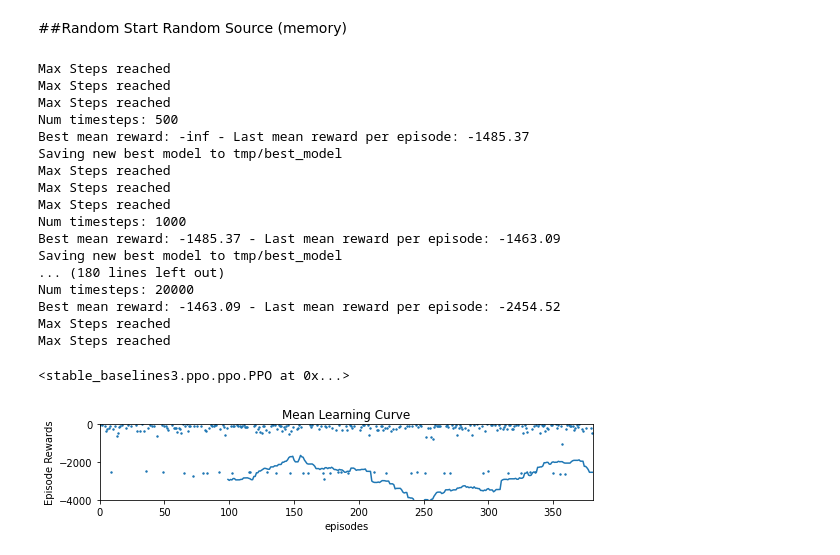
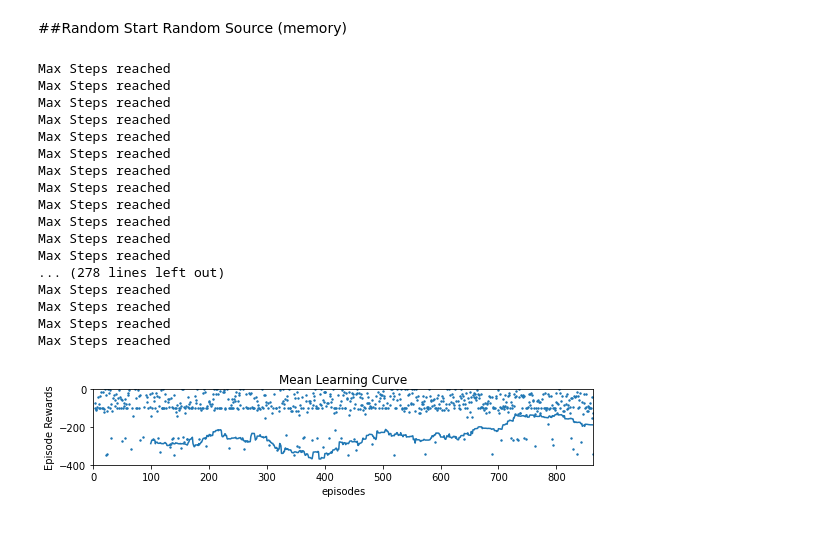
Before and after one commit to clarkphd/LumaTik_final, a Jupyter notebook: acousticenvnew.ipynb, the cells around one changed output. Cells and saved outputs as stored; diff of their text form; code cells hidden in the pictures.

```diff
--- a/acousticenvnew.ipynb
+++ b/acousticenvnew.ipynb
@@ -1605,5 +1529,7 @@ env = AcousticSearchEnv4(step_length,direction_number,target_test,reciver_test,r
 env = Monitor(env, log_dir)
 
 model = PPO(MlpPolicy, env)
-callback = SaveOnBestTrainingRewardCallback(check_freq=check_freq, log_dir=log_dir)
-model.learn(total_timesteps=int(timesteps), callback=callback)
+#callback = SaveOnBestTrainingRewardCallback(check_freq=check_freq, log_dir=log_dir)
+model.learn(total_timesteps=int(timesteps), log_interval=20)
+model.save('ppo_env4_{}'.format(timesteps))
+del model
@@ -1678,0 +1603,35 @@ fig.savefig('behaviour_env4_ICUA_R_S_20000.png',dpi=300)
+# %%
+##### plot only end points ######
+
+np.random.seed(2021)
+obs = env.reset()
+fig = plt.figure(figsize=(8,8))
+ax = fig.add_subplot()
+
+x = np.array([])
+y = np.array([])
+reward_list=  np.array([])
+episode =0
+
+n = 10000 #number of episodes to plot maximum = 8
+#color=iter(plt.cm.Pastel2(np.linspace(0,n/9,n)))
+color=iter(plt.cm.Set2(np.linspace(0,n/9,n)))
+markers = ['+','o']
+while episode<n:
+        action, _states = model.predict(obs)
+        obs, rewards, dones, info = env.step(action)
+
+
+
+        if dones:
+          x = np.append(x,obs[0])
+          y = np.append(y,obs[1])
+          #ax.scatter(x[reward_list < 0],y[reward_list < 0],  marker = markers[1],color=c)
+          episode+=1
+
+          obs = env.reset()
+
+ax.scatter(x,y, c = 'r', alpha = 0.3)
+ax.scatter(target_test.loc[0],target_test.loc[1],c = 'g' , marker = 'o')
+
+fig.savefig('behaviour_env4_end_point_40000.png',dpi=300)
@@ -1756,34 +1768,35 @@ env = AcousticSearchEnv5(step_length,direction_number,target_test,reciver_test,r
 env = Monitor(env, log_dir)
 
 model = PPO(MlpPolicy, env)
-callback = SaveOnBestTrainingRewardCallback(check_freq=check_freq, log_dir=log_dir)
-model.learn(total_timesteps=int(timesteps), callback=callback)
+
+model.learn(total_timesteps=int(timesteps), log_interval=20)
+model.save('ppo_env5_{}'.format(timesteps))
+del model
 # %% [output]
 Max Steps reached
 Max Steps reached
 Max Steps reached
-Num timesteps: 500
-Best mean reward: -inf - Last mean reward per episode: -1485.37
-Saving new best model to tmp/best_model
 Max Steps reached
 Max Steps reached
 Max Steps reached
-Num timesteps: 1000
-Best mean reward: -1485.37 - Last mean reward per episode: -1463.09
-Saving new best model to tmp/best_model
-... (180 lines left out)
-Num timesteps: 20000
-Best mean reward: -1463.09 - Last mean reward per episode: -2454.52
 Max Steps reached
 Max Steps reached
+Max Steps reached
+Max Steps reached
+Max Steps reached
+Max Steps reached
+... (278 lines left out)
+Max Steps reached
+Max Steps reached
+Max Steps reached
+Max Steps reached
-<stable_baselines3.ppo.ppo.PPO at 0x...>
 # %%
 ###### plot #######
 
 plot_results([log_dir], timesteps, results_plotter.X_EPISODES, "Mean Learning Curve")
-plt.ylim(-4000,0)
-plt.savefig('training_env5_ICUA_R_R.png',dpi=300)
+plt.ylim(-400,0)
+plt.savefig('training_env5_ICUA_R_R_50000.png',dpi=300)
 # %% [output]
-[figure, old version]
+[figure, new version]
 # %%
 ### plot behaviour ####
```
Also changed, not shown: parts of 45 cells of this notebook.
